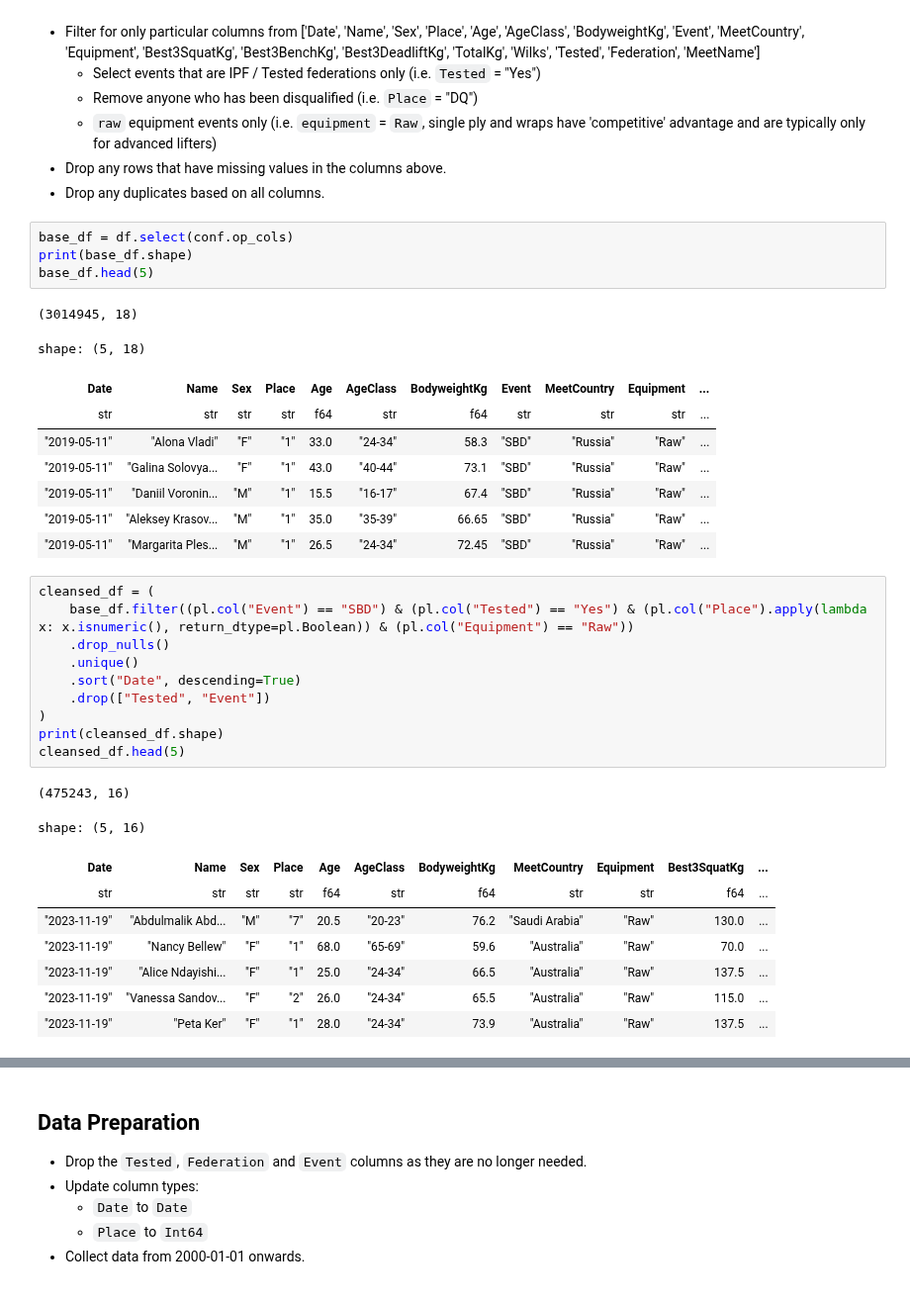
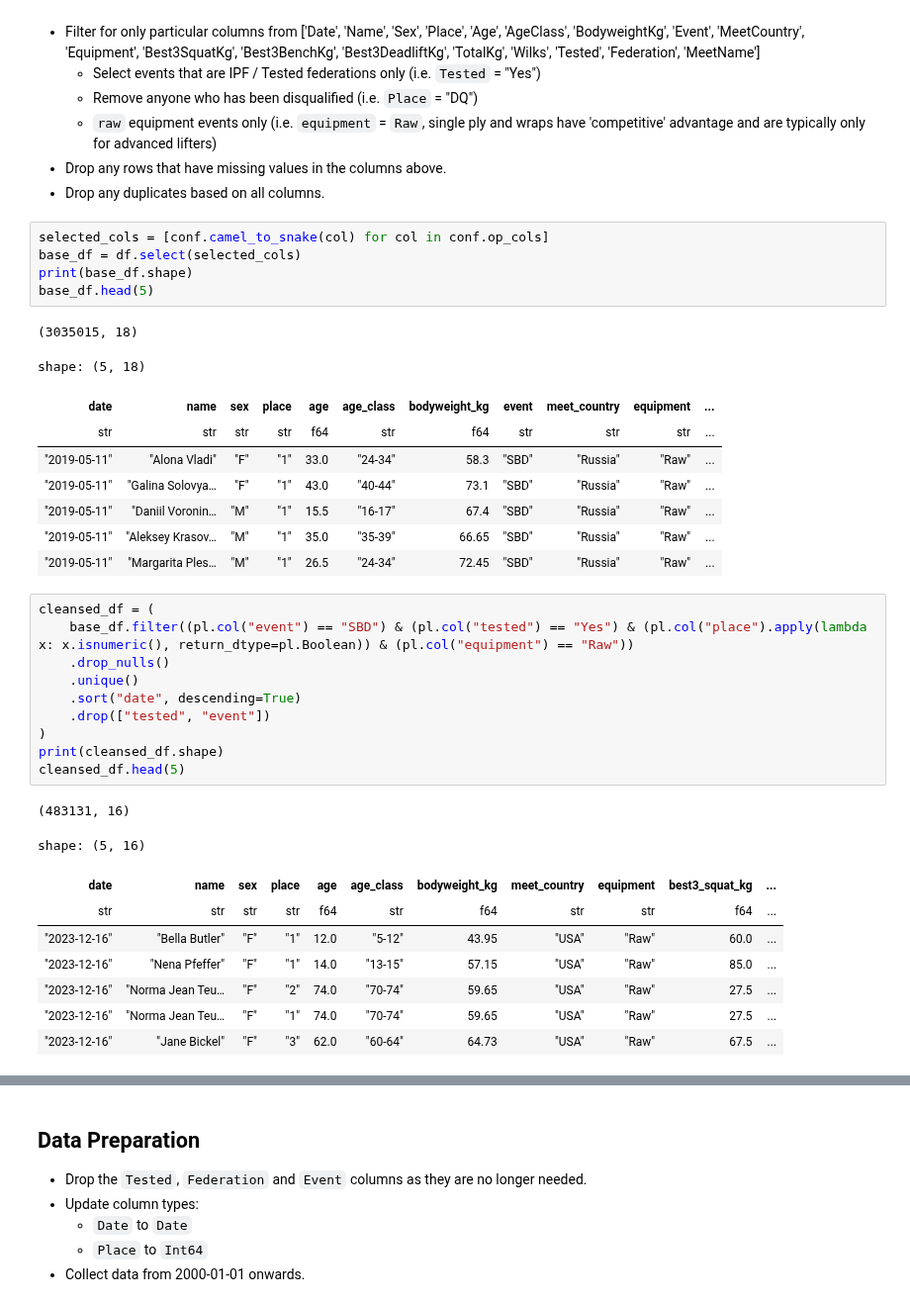
Before and after one commit to namtonthat/powerlifting-ml-progress, a Jupyter notebook: notebooks/etl-polars.ipynb, the cells around one changed output, grey strips where cells are left out. Shown at 99% size. Cells and saved outputs as stored; diff of their text form.

```diff
--- a/notebooks/etl-polars.ipynb
+++ b/notebooks/etl-polars.ipynb
@@ -49,37 +49,38 @@ display(Markdown(cleansing_data_md))
 - Drop any rows that have missing values in the columns above.
 - Drop any duplicates based on all columns.
 # %%
-base_df = df.select(conf.op_cols)
+selected_cols = [conf.camel_to_snake(col) for col in conf.op_cols]
+base_df = df.select(selected_cols)
 print(base_df.shape)
 base_df.head(5)
 # %% [output]
-(3014945, 18)
+(3035015, 18)
 shape: (5, 18)
-| Date | Name | Sex | Place | Age | AgeClass | BodyweightKg | Event | MeetCountry | Equipment | ... |
+| date | name | sex | place | age | age_class | bodyweight_kg | event | meet_country | equipment | ... |
 | str | str | str | str | f64 | str | f64 | str | str | str | ... |
 | "2019-05-11" | "Alona Vladi" | "F" | "1" | 33.0 | "24-34" | 58.3 | "SBD" | "Russia" | "Raw" | ... |
-| "2019-05-11" | "Galina Solovya... | "F" | "1" | 43.0 | "40-44" | 73.1 | "SBD" | "Russia" | "Raw" | ... |
-| "2019-05-11" | "Daniil Voronin... | "M" | "1" | 15.5 | "16-17" | 67.4 | "SBD" | "Russia" | "Raw" | ... |
-| "2019-05-11" | "Aleksey Krasov... | "M" | "1" | 35.0 | "35-39" | 66.65 | "SBD" | "Russia" | "Raw" | ... |
-| "2019-05-11" | "Margarita Ples... | "M" | "1" | 26.5 | "24-34" | 72.45 | "SBD" | "Russia" | "Raw" | ... |
+| "2019-05-11" | "Galina Solovya… | "F" | "1" | 43.0 | "40-44" | 73.1 | "SBD" | "Russia" | "Raw" | ... |
+| "2019-05-11" | "Daniil Voronin… | "M" | "1" | 15.5 | "16-17" | 67.4 | "SBD" | "Russia" | "Raw" | ... |
+| "2019-05-11" | "Aleksey Krasov… | "M" | "1" | 35.0 | "35-39" | 66.65 | "SBD" | "Russia" | "Raw" | ... |
+| "2019-05-11" | "Margarita Ples… | "M" | "1" | 26.5 | "24-34" | 72.45 | "SBD" | "Russia" | "Raw" | ... |
 # %%
 cleansed_df = (
-    base_df.filter((pl.col("Event") == "SBD") & (pl.col("Tested") == "Yes") & (pl.col("Place").apply(lambda x: x.isnumeric(), return_dtype=pl.Boolean)) & (pl.col("Equipment") == "Raw"))
+    base_df.filter((pl.col("event") == "SBD") & (pl.col("tested") == "Yes") & (pl.col("place").apply(lambda x: x.isnumeric(), return_dtype=pl.Boolean)) & (pl.col("equipment") == "Raw"))
     .drop_nulls()
     .unique()
-    .sort("Date", descending=True)
-    .drop(["Tested", "Event"])
+    .sort("date", descending=True)
+    .drop(["tested", "event"])
 )
 print(cleansed_df.shape)
 cleansed_df.head(5)
 # %% [output]
-(475243, 16)
+(483131, 16)
 shape: (5, 16)
-| Date | Name | Sex | Place | Age | AgeClass | BodyweightKg | MeetCountry | Equipment | Best3SquatKg | ... |
+| date | name | sex | place | age | age_class | bodyweight_kg | meet_country | equipment | best3_squat_kg | ... |
 | str | str | str | str | f64 | str | f64 | str | str | f64 | ... |
-| "2023-11-19" | "Abdulmalik Abd... | "M" | "7" | 20.5 | "20-23" | 76.2 | "Saudi Arabia" | "Raw" | 130.0 | ... |
-| "2023-11-19" | "Nancy Bellew" | "F" | "1" | 68.0 | "65-69" | 59.6 | "Australia" | "Raw" | 70.0 | ... |
-| "2023-11-19" | "Alice Ndayishi... | "F" | "1" | 25.0 | "24-34" | 66.5 | "Australia" | "Raw" | 137.5 | ... |
-| "2023-11-19" | "Vanessa Sandov... | "F" | "2" | 26.0 | "24-34" | 65.5 | "Australia" | "Raw" | 115.0 | ... |
-| "2023-11-19" | "Peta Ker" | "F" | "1" | 28.0 | "24-34" | 73.9 | "Australia" | "Raw" | 137.5 | ... |
+| "2023-12-16" | "Bella Butler" | "F" | "1" | 12.0 | "5-12" | 43.95 | "USA" | "Raw" | 60.0 | ... |
+| "2023-12-16" | "Nena Pfeffer" | "F" | "1" | 14.0 | "13-15" | 57.15 | "USA" | "Raw" | 85.0 | ... |
+| "2023-12-16" | "Norma Jean Teu… | "F" | "2" | 74.0 | "70-74" | 59.65 | "USA" | "Raw" | 27.5 | ... |
+| "2023-12-16" | "Norma Jean Teu… | "F" | "1" | 74.0 | "70-74" | 59.65 | "USA" | "Raw" | 27.5 | ... |
+| "2023-12-16" | "Jane Bickel" | "F" | "3" | 62.0 | "60-64" | 64.73 | "USA" | "Raw" | 67.5 | ... |
 # %%
```
Also changed, not shown: parts of 31 cells of this notebook, 6 other files.
